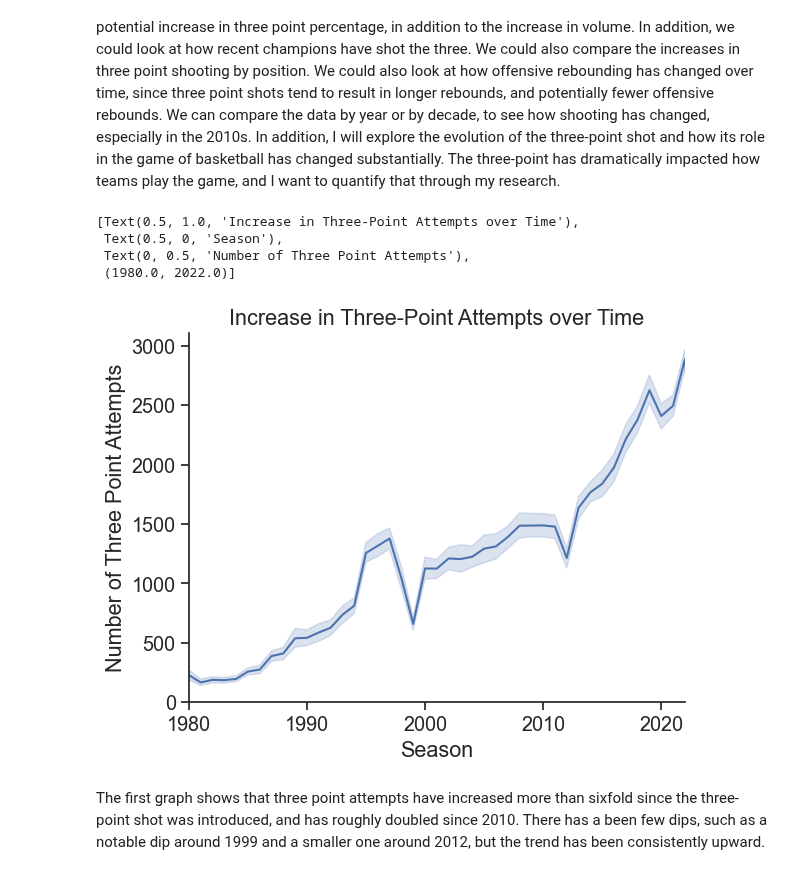
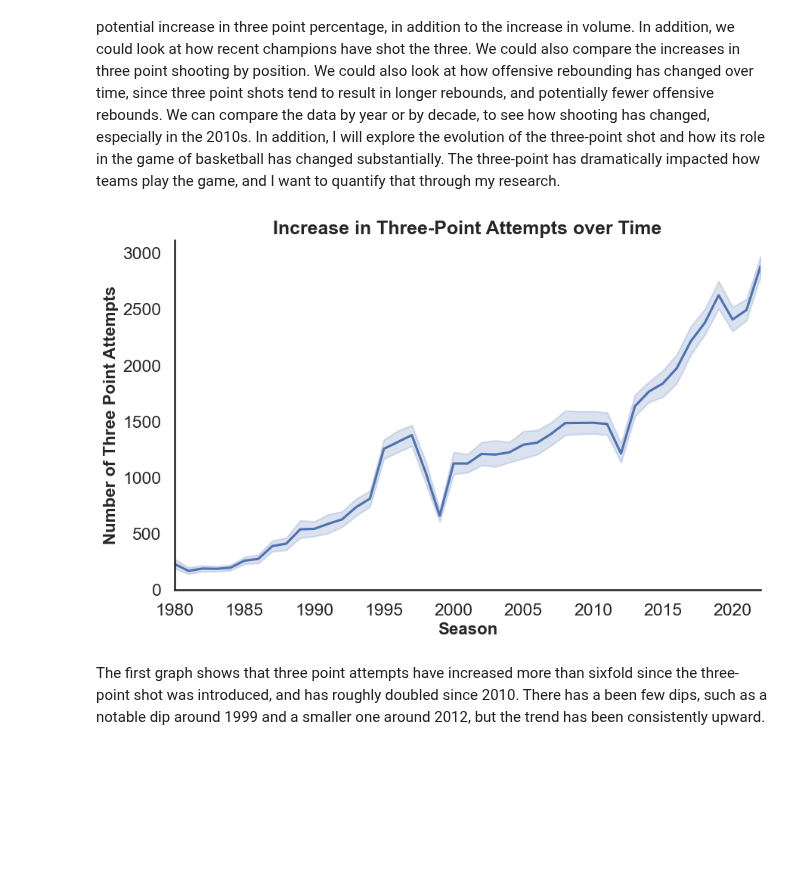
Before and after one commit to ubco-W2022T2-data301/project-group-group-23, a Jupyter notebook: analysis/analysis2.ipynb, the cells around one changed output. Drawn from its saved outputs; the diff is of its cells as text; code cells hidden in the pictures; blank space fills up the shorter version.

Commit message:
Made plots more complex

```diff
--- a/analysis/analysis2.ipynb
+++ b/analysis/analysis2.ipynb
@@ -10,19 +10,28 @@ import numpy as np
 import matplotlib.pyplot as plt
 import seaborn as sns
 # %%
+# Set preferences for plots
 sns.set_theme(style="ticks", font_scale=1.3)
+sns.set_style('white')
+sns.set_context('talk')
 plt.rc("axes.spines", top=False, right=False)
 # %%
 df = pd.read_csv("../data/processed/team_totals_cleaned.csv", index_col=[0])
 df_pergame = pd.read_csv("../data/processed/player_per_game_cleaned.csv")
 # %%
-graph1 = sns.lineplot(df["three_point_attempts"])
-graph1.set(title="Increase in Three-Point Attempts over Time", xlabel="Season", ylabel="Number of Three Point Attempts", xlim=(1980, 2022))
+#Set plot size
+plt.figure(figsize=(10,6))
+# Create line plot
+graph1 = sns.lineplot(x=df.index, y=df["three_point_attempts"])
+# Set title and axis labels
+plt.title("Increase in Three-Point Attempts over Time", fontsize=18, fontweight='bold')
+plt.xlabel("Season", fontsize=16, fontweight='bold')
+plt.ylabel("Number of Three Point Attempts", fontsize=16, fontweight='bold')
+#Set x axis limits
+graph1.set_xlim(1980, 2022)
+# Show plot
+plt.show()
 # %% [output]
-[Text(0.5, 1.0, 'Increase in Three-Point Attempts over Time'),
- Text(0.5, 0, 'Season'),
- Text(0, 0.5, 'Number of Three Point Attempts'),
- (1980.0, 2022.0)]
-[figure, old version]
+[figure, new version]
 # %% [markdown]
 The first graph shows that three point attempts have increased more than sixfold since the three-point shot was introduced, and has roughly doubled since 2010. There has a been few dips, such as a notable dip around 1999 and  a smaller one around 2012, but the trend has been consistently upward.
```
Also changed, not shown: parts of 6 cells of this notebook, 1 other file.
